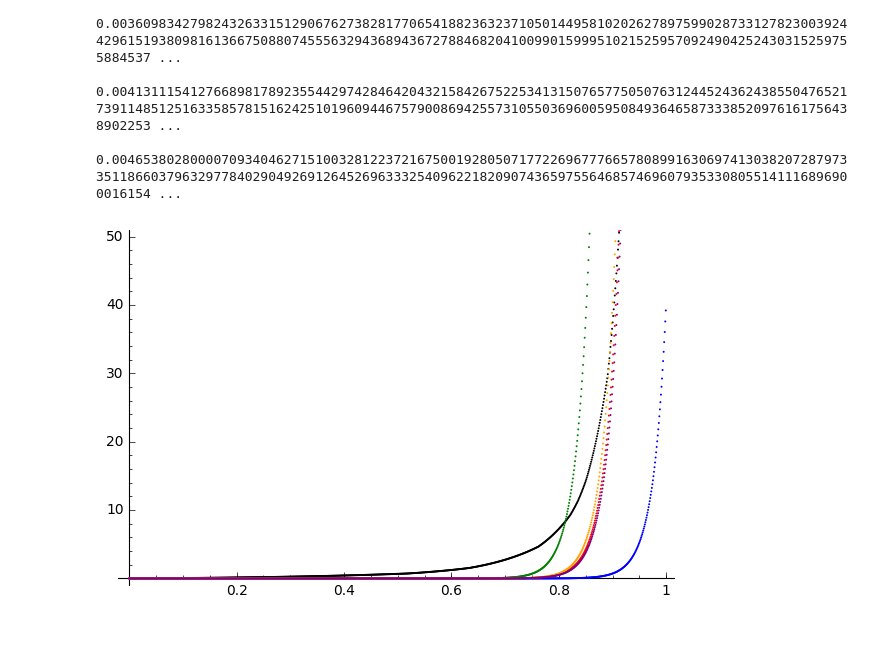
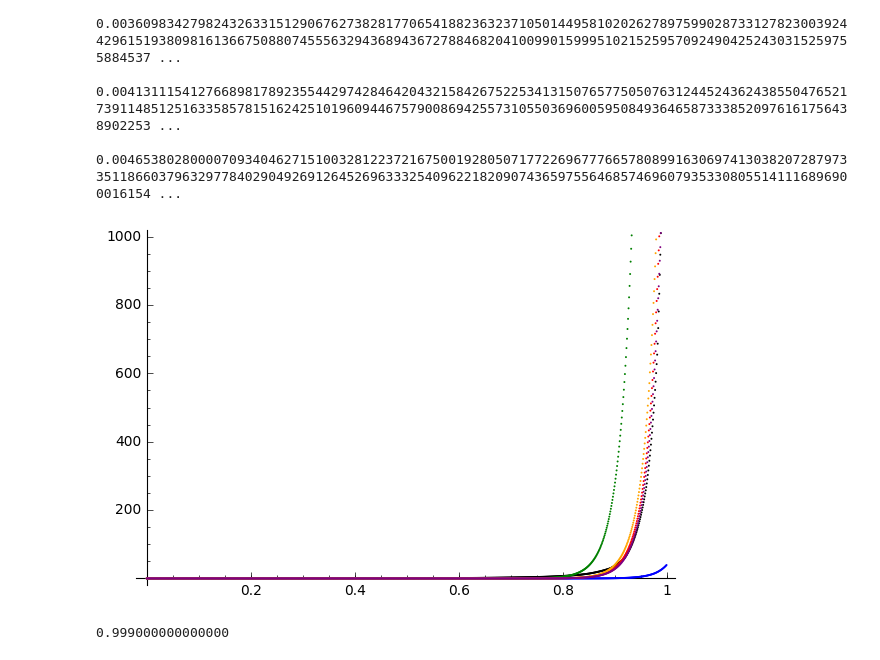
Before and after one commit to davidlowryduda/notebooks, a Jupyter notebook: PrimeGaps/Prime Gaps.ipynb, the cells around one changed output. Drawn from its saved outputs; the diff is of its cells as text; code cells hidden in the pictures.

```diff
--- a/PrimeGaps/Prime Gaps.ipynb
+++ b/PrimeGaps/Prime Gaps.ipynb
@@ -451,12 +437,20 @@ exp_plotys[:10]
  0.00413111541276689817892355442974284642043215842675225341315076577505076312445243624385504765217391148512516335857815162425101960944675790086942557310550369600595084936465873338520976161756438902253 ...
  0.00465380280000709340462715100328122372167500192805071772269677766578089916306974130382072879733511866037963297784029049269126452696333254096221820907436597556468574696079353308055141116896900016154 ...
 # %%
-P = scatter_plot(zip(alist, exp_plotys), xmin=0, xmax=0.995, ymin=0, ymax=50, markersize=2, facecolor='black', edgecolor='')
+P = scatter_plot(zip(alist, exp_plotys), xmin=0, xmax=0.995, ymin=0, ymax=1000, markersize=2, facecolor='black', edgecolor='')
 P += scatter_plot(zip(alist, cur_plotys), markersize=2, facecolor='red', edgecolor='')
 P += scatter_plot(zip(alist, weak_plotys), markersize=2, facecolor='green', edgecolor='')
 P += scatter_plot(zip(alist, pnt_plotys), markersize=2, facecolor='blue', edgecolor='')
 P += scatter_plot(zip(alist, am_plotys), markersize=2, facecolor='orange', edgecolor='')
 P += scatter_plot(zip(alist, naive_plotys), markersize=2, facecolor='purple', edgecolor='')
 P
 # %% [output]
-[figure, old version]
+[figure, new version]
+# %%
+alpha_in_8_to_10 = []
+for a in range(200):
+    alpha = 0.8 + 0.001 * a
+    print "\r" + str(alpha),
+    alpha_in_8_to_10.append((alpha, estimate_c_alpha(alpha)[0]))
+# %% [output]
+0.999000000000000
```
Also changed, not shown: parts of 28 cells of this notebook, 1 other file.
